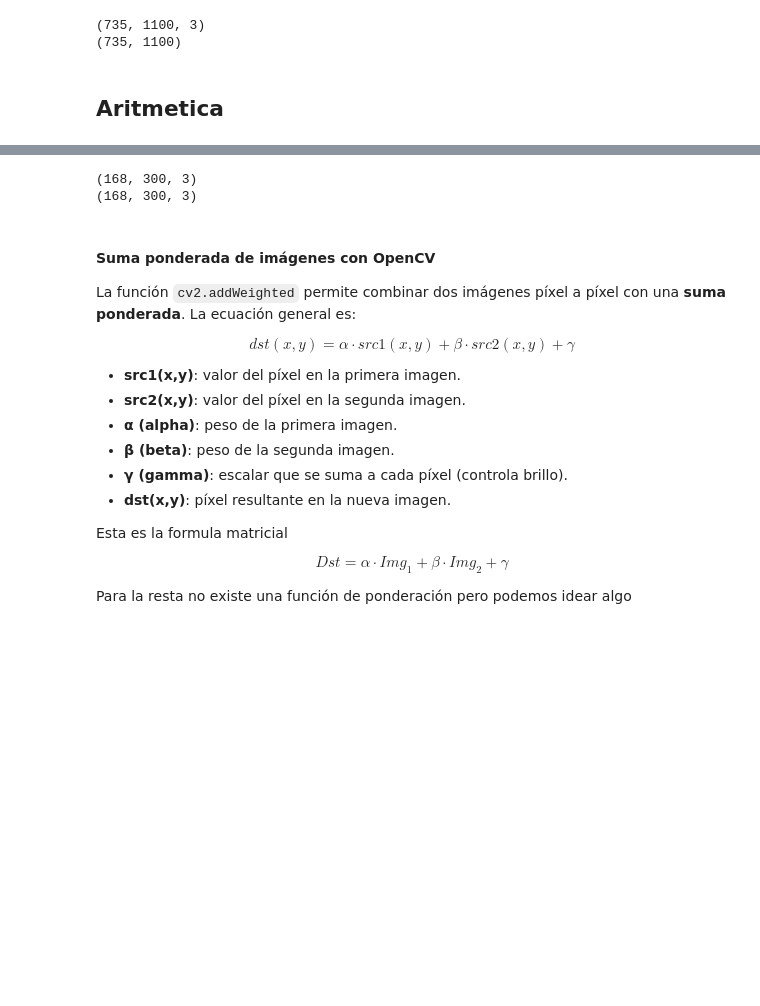
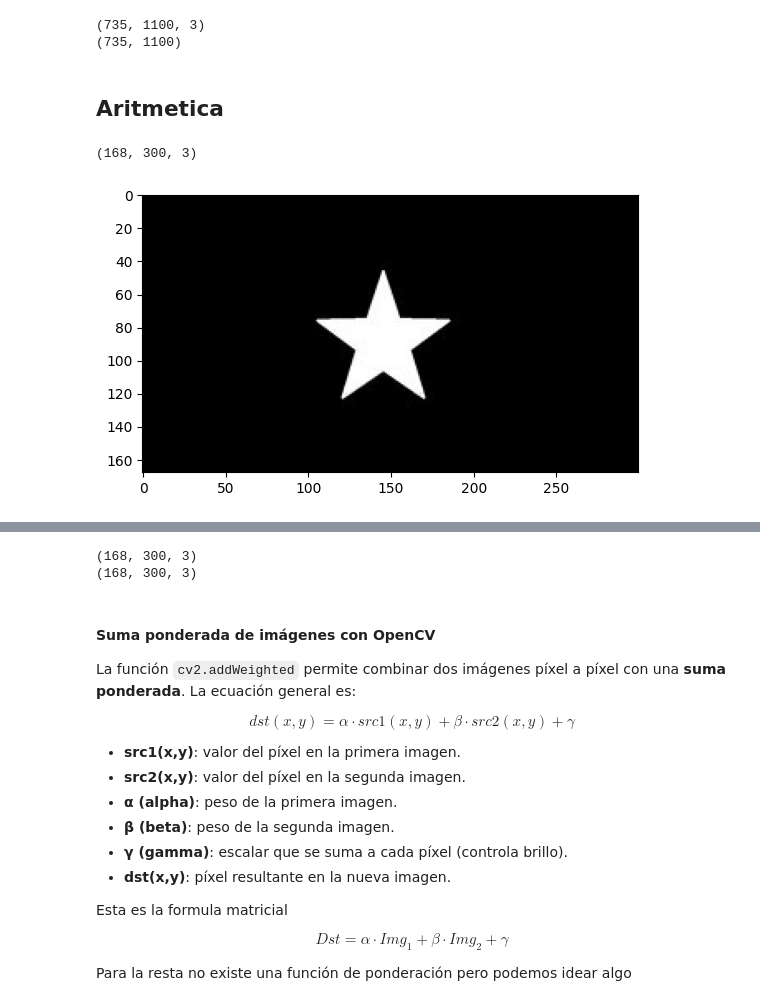
Before and after one commit to miguel-kjh/FSI, a Jupyter notebook: reconocimento_de_patrones/open_cv_básico.ipynb, the cells around one changed output, grey strips where cells are left out. Saved outputs shown, nothing was run; the diff lists cells and outputs as text; code cells hidden in the pictures; blank space fills up the shorter version.

```diff
--- a/reconocimento_de_patrones/open_cv_básico.ipynb
+++ b/reconocimento_de_patrones/open_cv_básico.ipynb
@@ -185,0 +188,7 @@ dot  = os.path.join(FOLDER_IMG, "dot.jpg")
+# %%
+image_start = cv2.imread(star)
+plt.imshow(cv2.cvtColor(image_start, cv2.COLOR_BGR2RGB))
+print(image_start.shape)
+# %% [output]
+(168, 300, 3)
+[figure, added]
```
Also changed, not shown: parts of 7 cells of this notebook.
